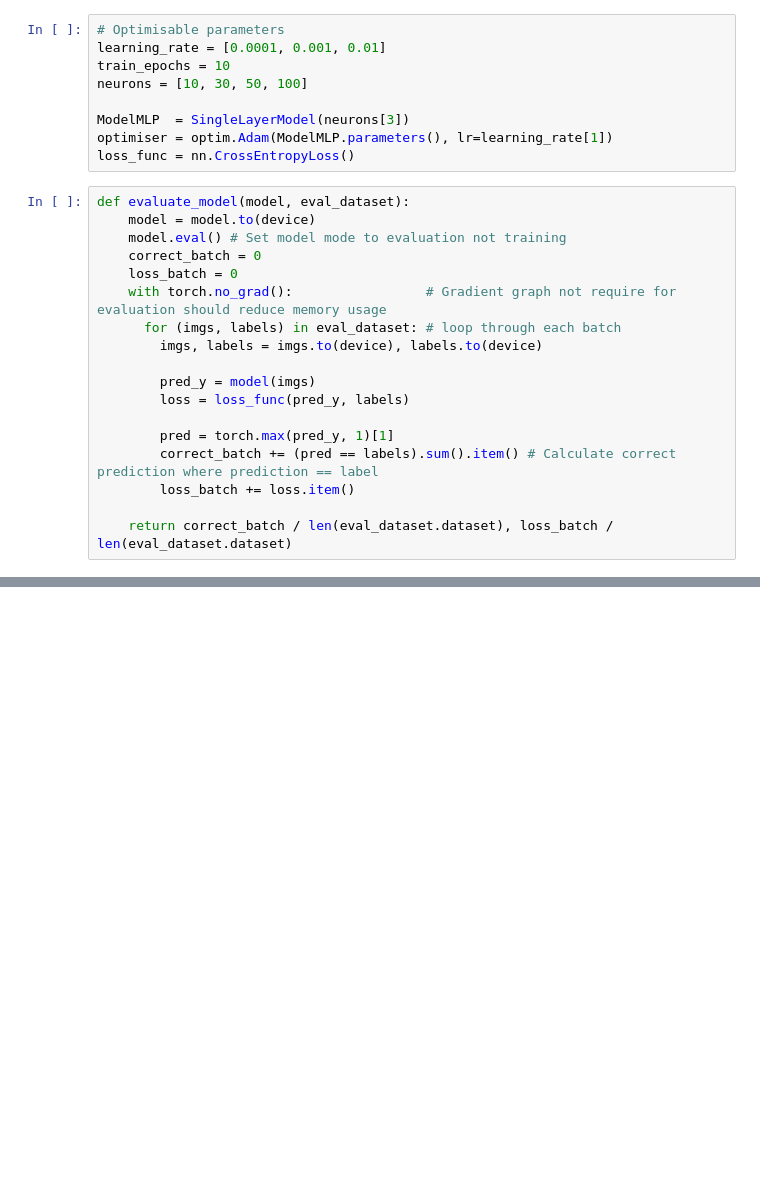
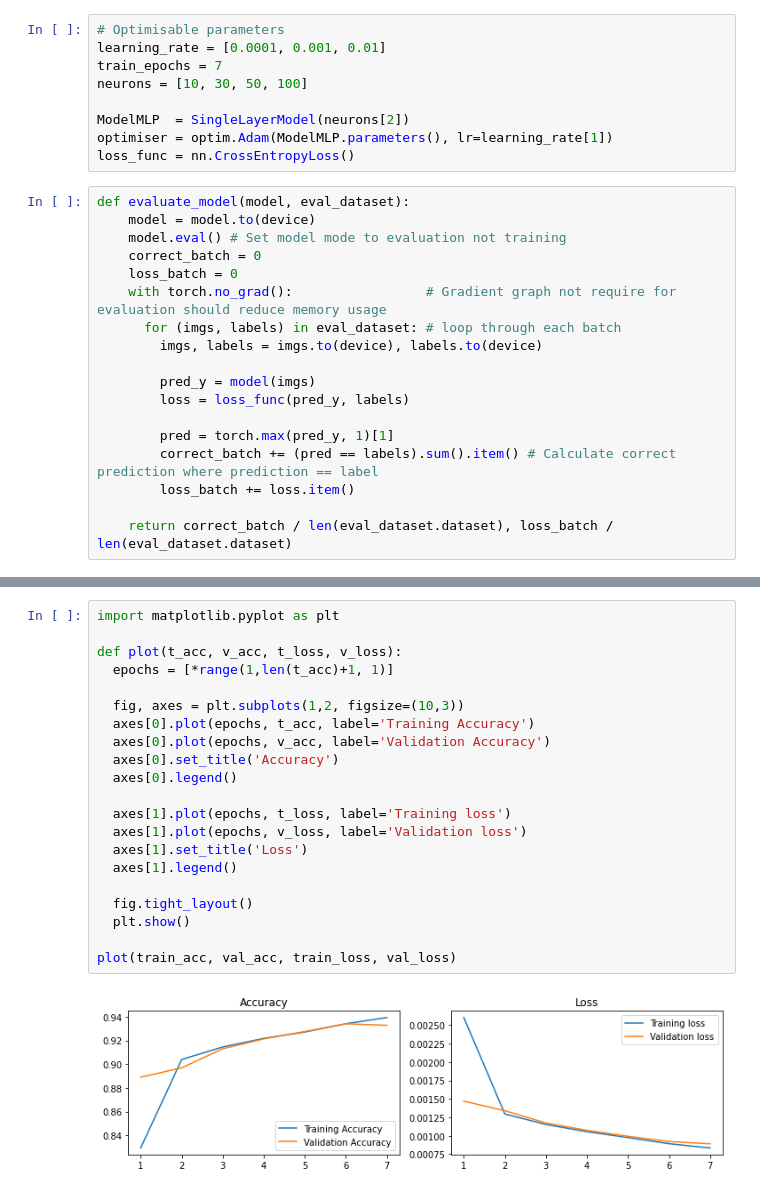
Before and after one commit to NMROSS/Pattern-Recognition-As1, a Jupyter notebook: MLP/Task_0b.ipynb, the cells around one changed output, grey strips where cells are left out. Saved outputs shown, nothing was run; the diff lists cells and outputs as text; blank space fills up the shorter version.

Commit message:
Graph accuracy and Validation

```diff
--- a/MLP/Task_0b.ipynb
+++ b/MLP/Task_0b.ipynb
@@ -66,10 +66,10 @@ class SingleLayerModel(nn.Module):
 # %%
 # Optimisable parameters
 learning_rate = [0.0001, 0.001, 0.01]
-train_epochs = 10
+train_epochs = 7
 neurons = [10, 30, 50, 100]
 
-ModelMLP  = SingleLayerModel(neurons[3])
+ModelMLP  = SingleLayerModel(neurons[2])
 optimiser = optim.Adam(ModelMLP.parameters(), lr=learning_rate[1])
 loss_func = nn.CrossEntropyLoss()
 # %%
@@ -133,0 +138,23 @@ Test accuracy = 96.88%
+# %%
+import matplotlib.pyplot as plt
+
+def plot(t_acc, v_acc, t_loss, v_loss):
+  epochs = [*range(1,len(t_acc)+1, 1)]
+
+  fig, axes = plt.subplots(1,2, figsize=(10,3))
+  axes[0].plot(epochs, t_acc, label='Training Accuracy')
+  axes[0].plot(epochs, v_acc, label='Validation Accuracy')
+  axes[0].set_title('Accuracy')
+  axes[0].legend()
+
+  axes[1].plot(epochs, t_loss, label='Training loss')
+  axes[1].plot(epochs, v_loss, label='Validation loss')
+  axes[1].set_title('Loss')
+  axes[1].legend()
+
+  fig.tight_layout()
+  plt.show()
+
+plot(train_acc, val_acc, train_loss, val_loss)
+# %% [output]
+[figure, added]
```
Also changed, not shown: parts of 3 cells of this notebook.
